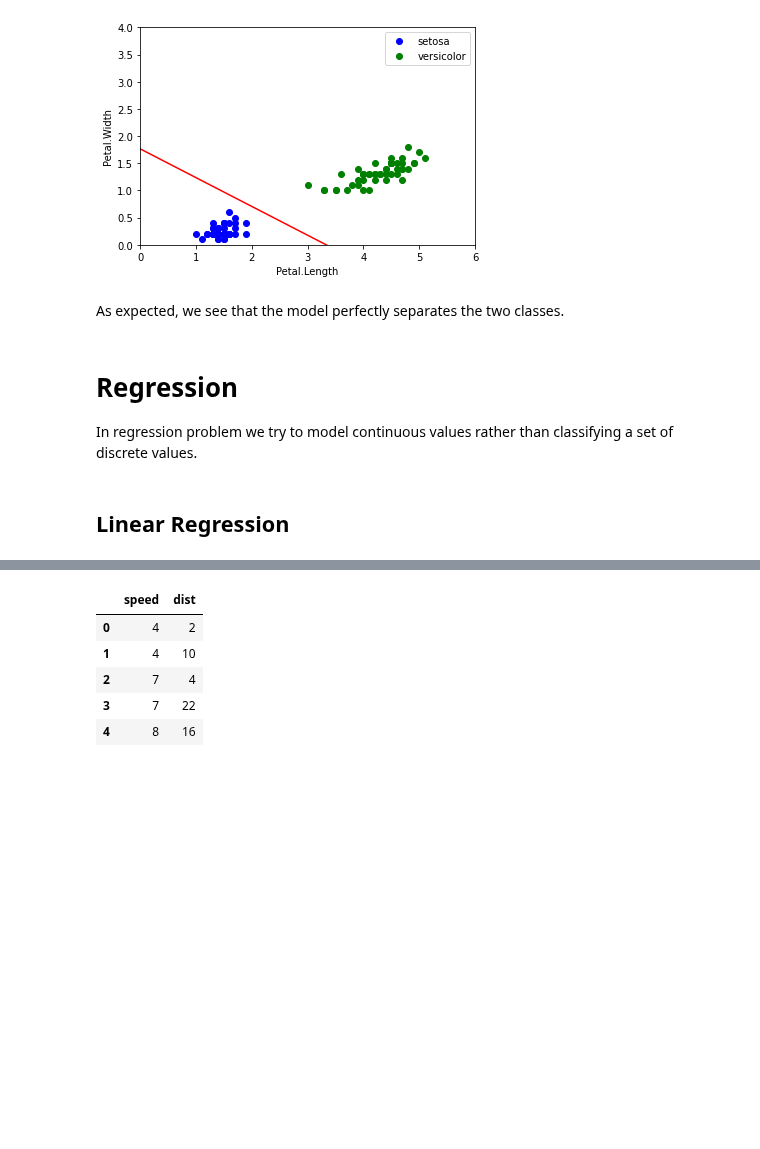
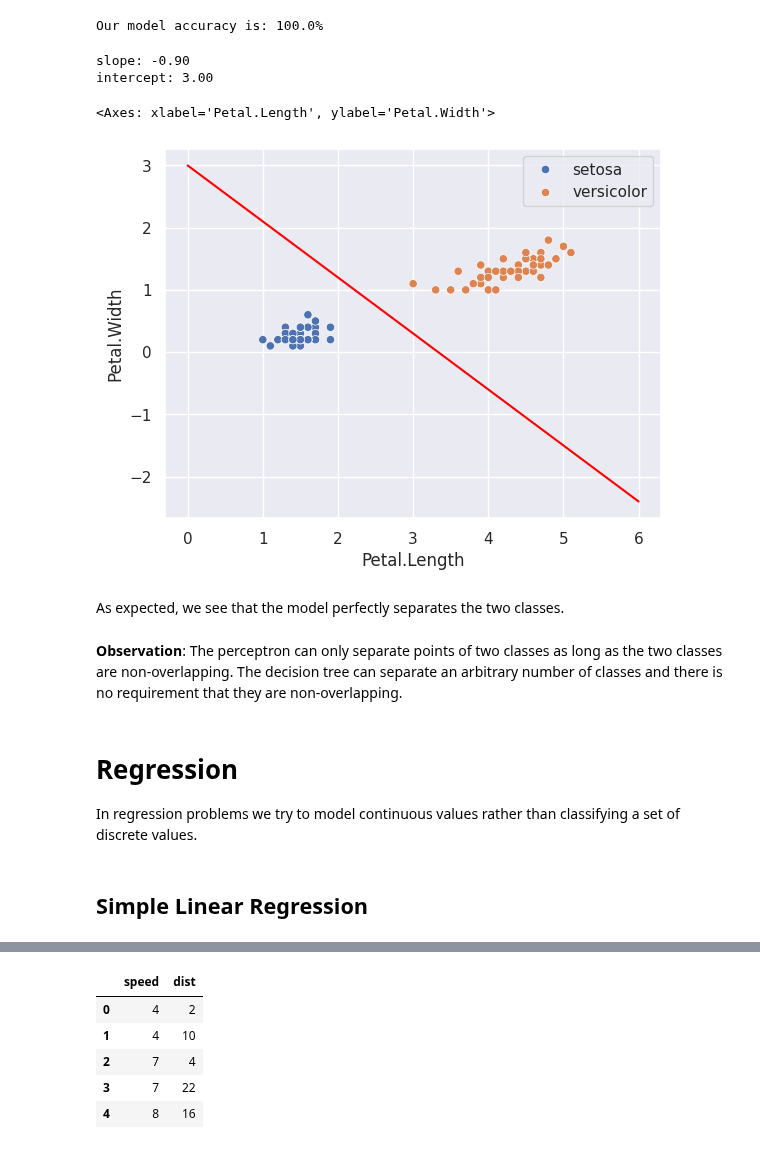
Before and after one commit to IndraniMandal/CSC310-S20, a Jupyter notebook: 10_models.ipynb, the cells around one changed output, grey strips where cells are left out. Drawn from its saved outputs; the diff is of its cells as text; code cells hidden in the pictures; blank space fills up the shorter version.

```diff
--- a/10_models.ipynb
+++ b/10_models.ipynb
@@ -164,32 +166,47 @@ Our model accuracy is: 1.00
+# %%
+# build and fit the perceptron model
+model = linear_model.Perceptron()
+model.fit(X, y)
+
+# model accuracy
+predicted_y = pandas.DataFrame(model.predict(X),
+                               columns=['Species'])
+print("Our model accuracy is: {}%"
+      .format(metrics.accuracy_score(y, predicted_y)*100))
+# %% [output]
+Our model accuracy is: 100.0%
 # %%
+# plot the model
 # compute the model in terms that we can plot
-slope = - model.coef_[0][0]/model.coef_[0][1]
-offset = - model.intercept_[0]/model.coef_[0][1]
+slope = model.coef_[0][0]
+intercept = model.intercept_[0]
+print("slope: {:3.2f}".format(slope))
+print("intercept: {:3.2f}".format(intercept))
 
 # scatter plot of the data
-plt.plot(model_df['Petal.Length'][model_df.Species == 'setosa'],
-         model_df['Petal.Width'][model_df.Species == 'setosa'],
-         'bo')
-plt.plot(model_df['Petal.Length'][model_df.Species == 'versicolor'],
-         model_df['Petal.Width'][model_df.Species == 'versicolor'],
-         'go')
-plt.axis([0, 6, 0, 4])
-plt.xlabel('Petal.Length')
-plt.ylabel('Petal.Width')
-plt.legend(['setosa','versicolor'])
+sns.scatterplot(model_df,
+                x='Petal.Length',
+                y='Petal.Width',
+                hue='Species')
 
-# plot the model
+# plot the model on top of the data
 x_ticks = [0,6]
-y_ticks = [slope * i + offset for i in x_ticks]
-plt.plot(x_ticks,y_ticks,"r-")
-plt.show()
+y_ticks = [slope * i + intercept for i in x_ticks]
+sns.lineplot(x=x_ticks,
+             y=y_ticks,
+             color='red')
 # %% [output]
+slope: -0.90
+intercept: 3.00
+<Axes: xlabel='Petal.Length', ylabel='Petal.Width'>
-[figure, old version]
+[figure, new version]
 # %% [markdown]
 As expected, we see that the model perfectly separates the two classes.
+# %% [markdown]
+**Observation**: The perceptron can only separate points of two classes as long as the two classes are non-overlapping.  The decision tree can separate an arbitrary number of classes and there is no requirement that they are non-overlapping.
 # %% [markdown]
 # Regression
 
-In regression problem we try to model continuous values rather than classifying a set of discrete values.
+In regression problems we try to model continuous values rather than classifying a set of discrete values.
 # %% [markdown]
-## Linear Regression
+## Simple Linear Regression
```
Also changed, not shown: parts of 48 cells of this notebook.
